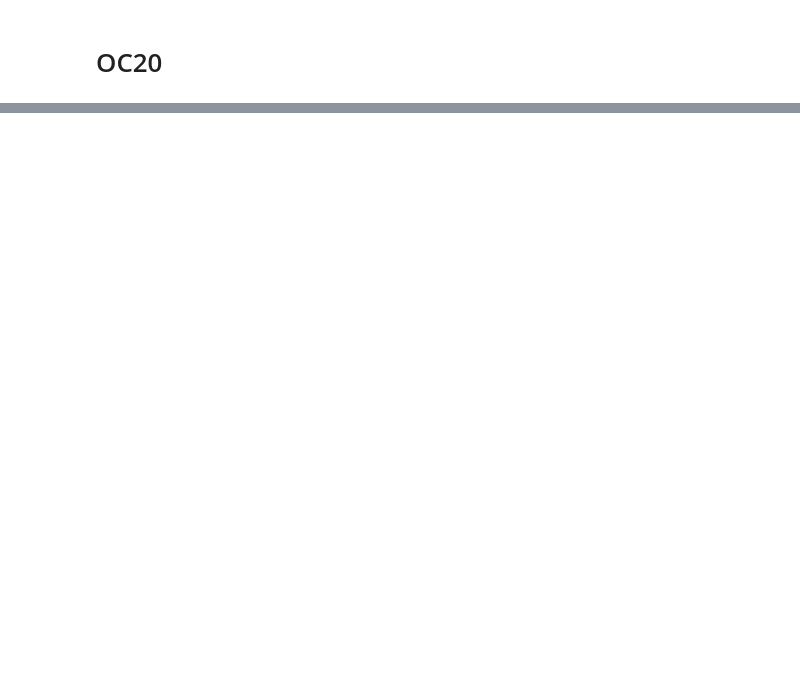
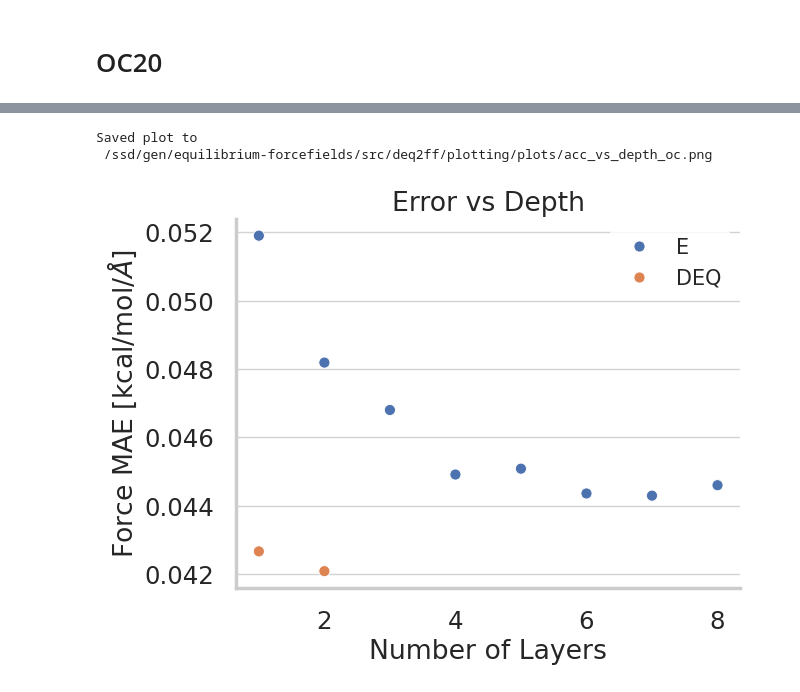
Before and after one commit to BurgerAndreas/equilibrium-forcefields, a Jupyter notebook: src/deq2ff/plotting/dashboard_oc20.ipynb, the cells around one changed output, grey strips where cells are left out. Drawn from its saved outputs; the diff is of its cells as text; code cells hidden in the pictures; blank space fills up the shorter version.

```diff
--- a/src/deq2ff/plotting/dashboard_oc20.ipynb
+++ b/src/deq2ff/plotting/dashboard_oc20.ipynb
@@ -21,6 +21,8 @@ from deq2ff.plotting.style import (
     human_labels,
     set_style_after,
     myrc,
+    cdict,
+    reset_plot_styles,
 )
 from deq2ff.plotting.dashboard import (
     get_runs_from_wandb,
@@ -29,8 +31,13 @@ from deq2ff.plotting.dashboard import (
     add_best_run,
     preprocess_df,
     print_table_acc_time,
+    plot_acc_vs_speed,
+    plot_acc_vs_speed_errorbar,
+    norm_targets,
+    print_table_acc,
 )
 
+
 nans = ["NaN", pd.NA, None, float("inf"), np.nan]
 # %% [markdown]
 # OC20
@@ -104,0 +88,2 @@ plt.show()
+# %%
+dfdepth = mark_sota(dfdepth, error_metric=error_metric)
@@ -105,3 +112,45 @@ plt.show()
+# %%
+# plot acc over depth
+
+y = error_metric
+x = "config.model.num_layers"
+hue = "Class"
+data = dfdepth.copy()
+
+# plot
+reset_plot_styles()
+set_seaborn_style(palette="deep")
+
+fig, ax = plt.subplots()
+sns.scatterplot(
+    x=x,
+    y=y,
+    hue=hue,
+    data=data,
+    ax=ax,
+    # palette=cdict
+)
+plt.legend()
+plt.xlabel(human_labels(x))
+plt.ylabel(human_labels(y))
+# vertical xtick labels
+# plt.xticks(rotation=90)
+plt.title("Error vs Depth")
+
+# horizontal grid
+plt.grid(axis="y")
+
+set_style_after(ax=ax)
+
+# save
+fname = "acc_vs_depth_oc"
+plt.savefig(f"{plotfolder}/{fname}.png")
+print(f"Saved plot to \n {plotfolder}/{fname}.png")
+plt.show()
+# %% [output]
+Saved plot to
+ /ssd/gen/equilibrium-forcefields/src/deq2ff/plotting/plots/acc_vs_depth_oc.png
+[figure, added]
 # %%
 # [c for c in dfdepth.keys() if ("summary" in c) and ("gradients" not in c)]
 # %%
```
Also changed, not shown: parts of 4 cells of this notebook, 4 other files.
